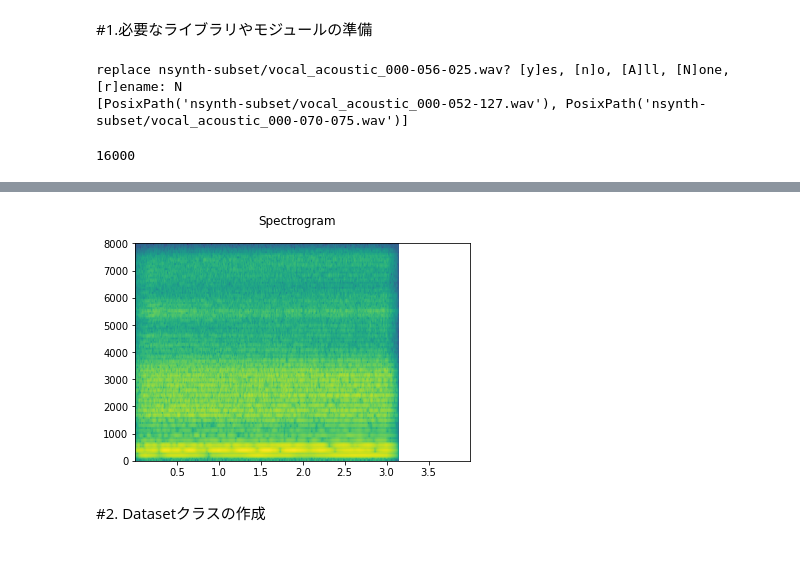
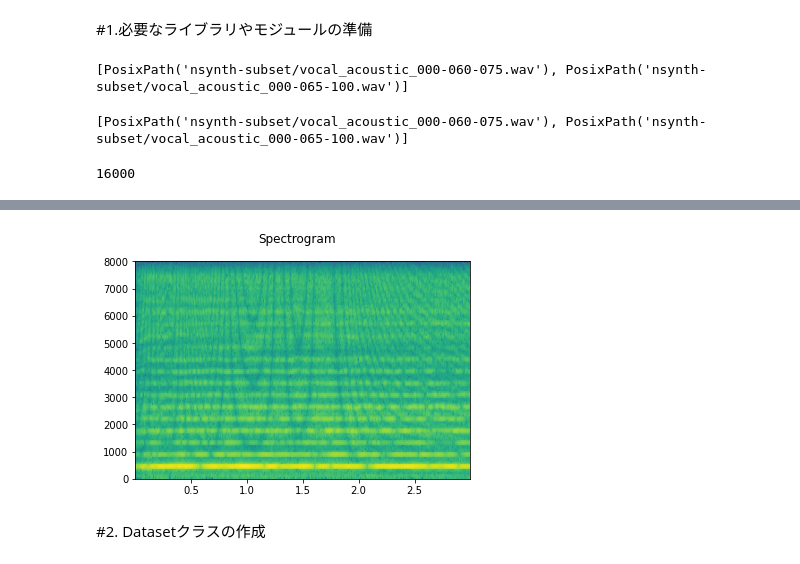
Before and after one commit to tsugumasa320/VAE_Study, a Jupyter notebook: pytorch_lightning_AE4Audio.ipynb, the cells around one changed output, grey strips where cells are left out. Drawn from its saved outputs; the diff is of its cells as text; code cells hidden in the pictures.

```diff
--- a/pytorch_lightning_AE4Audio.ipynb
+++ b/pytorch_lightning_AE4Audio.ipynb
@@ -86,22 +107,25 @@ def play_audio(waveform, sample_rate):
 #Datasetダウンロードとunzip
 gdown.download('https://drive.google.com/uc?id=1keOTwrdNqkFWFXQ0kQ5x8obp-prSolRj', 'nsynth-subset.zip' , quiet=True) #全部で２２個のファイル
 !unzip -q nsynth-subset
-#当該フォルダに保存できたか確認
-wavepath = list(Path("nsynth-subset").glob("**/*.wav"))
-print(wavepath[:2])
 # %% [output]
-replace nsynth-subset/vocal_acoustic_000-056-025.wav? [y]es, [n]o, [A]ll, [N]one, [r]ename: N
-[PosixPath('nsynth-subset/vocal_acoustic_000-052-127.wav'), PosixPath('nsynth-subset/vocal_acoustic_000-070-075.wav')]
+[PosixPath('nsynth-subset/vocal_acoustic_000-060-075.wav'), PosixPath('nsynth-subset/vocal_acoustic_000-065-100.wav')]
+# %%
+#当該フォルダに保存できたか確認
+wavepath = list(Path("nsynth-subset").glob("**/*.wav"))
+print(wavepath[:2])
+# %% [output]
+[PosixPath('nsynth-subset/vocal_acoustic_000-060-075.wav'), PosixPath('nsynth-subset/vocal_acoustic_000-065-100.wav')]
 # %%
 #Datasetの音源再生
 waveform, sample_rate = torchaudio.load(wavepath[4])
+waveform = waveform[:,:sample_rate*3]
 print(sample_rate)
 play_audio(waveform, sample_rate)
 plot_specgram(waveform,sample_rate)
 # %% [output]
 16000
 [interactive output not drawn]
-[figure, old version]
+[figure, new version]
 # %% [markdown]
 #2. Datasetクラスの作成
 # %%
```
Also changed, not shown: parts of 16 cells of this notebook.
